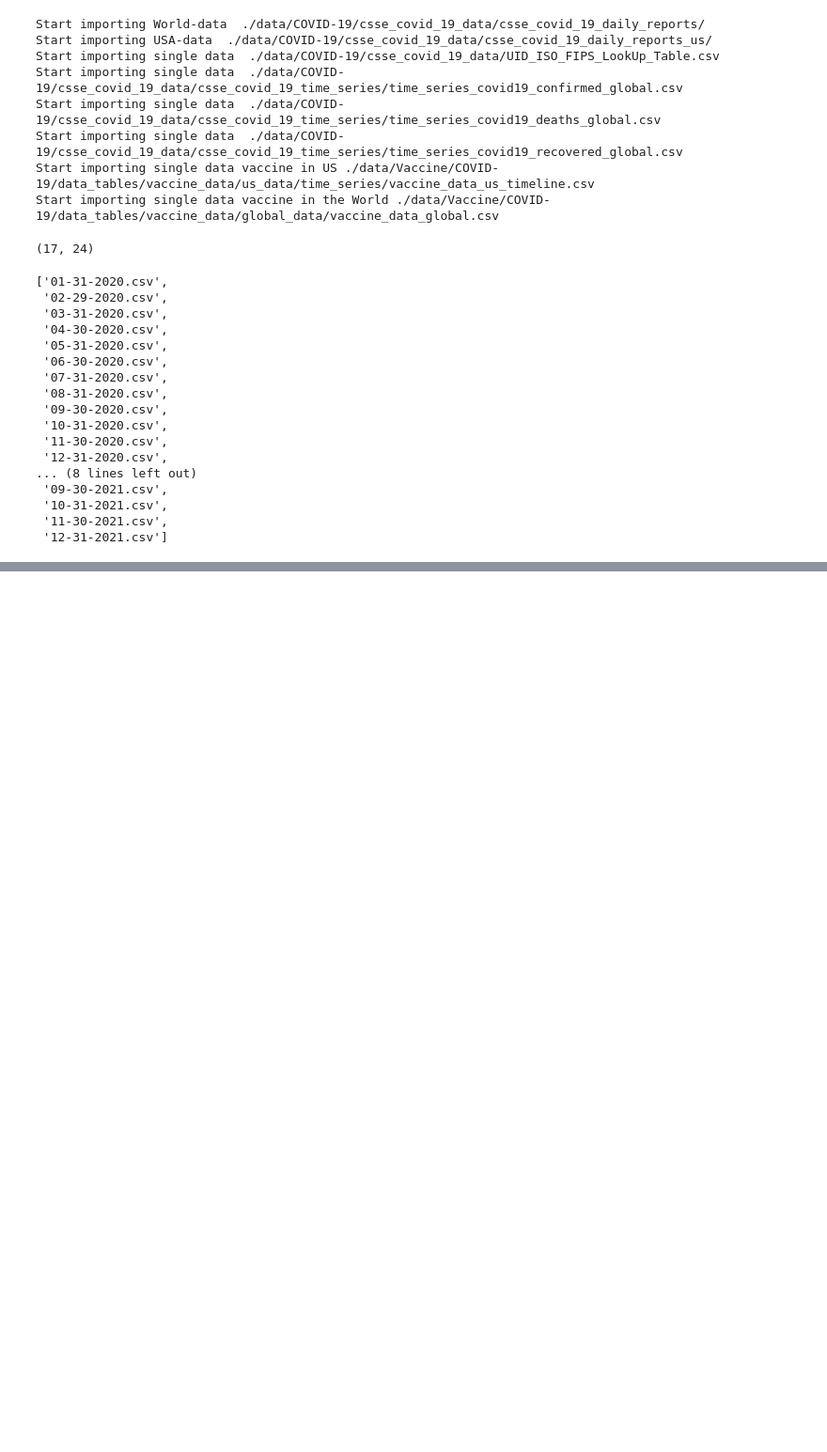
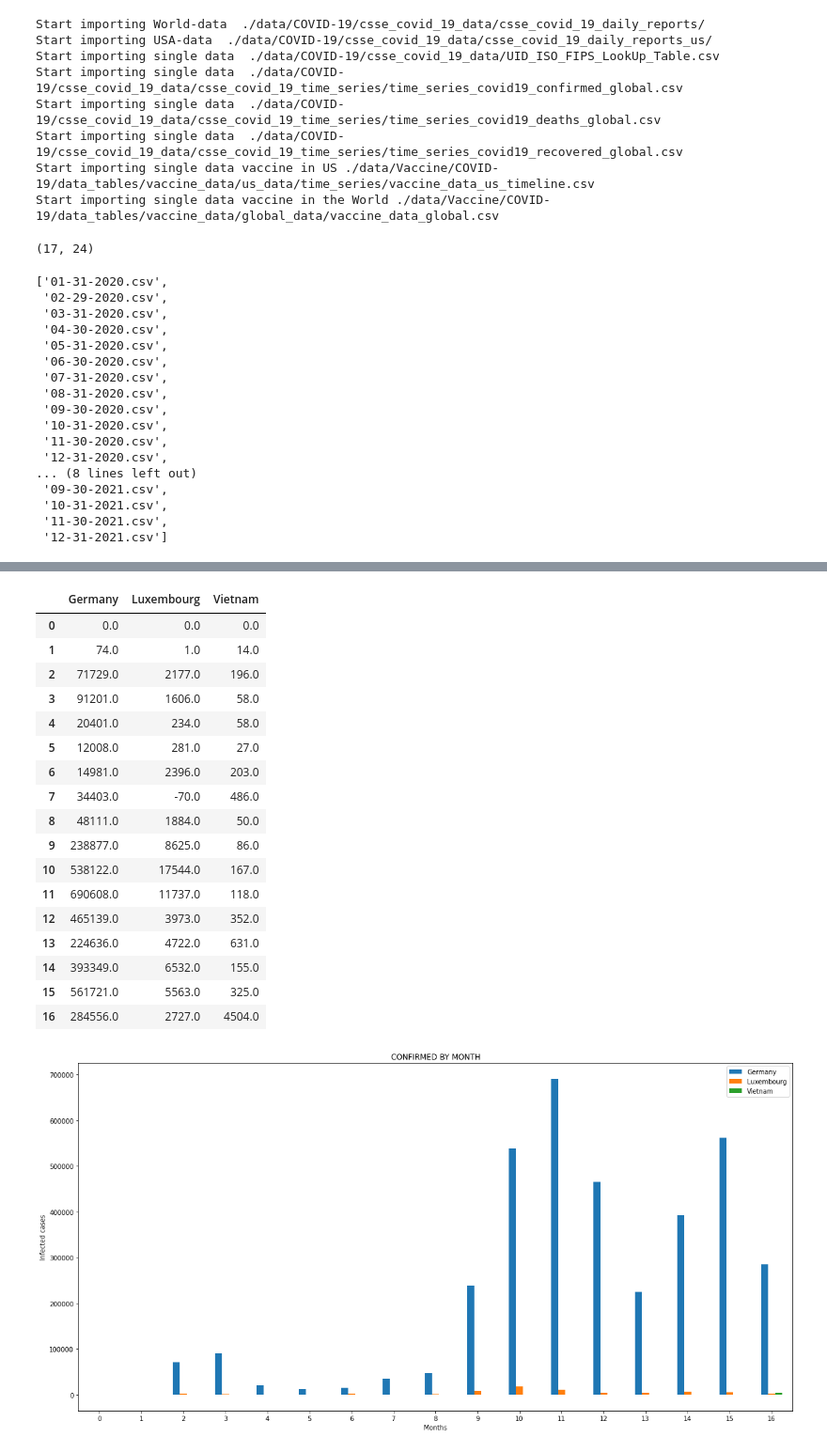
Before and after one commit to lphan/ML-Practices, a Jupyter notebook: 18_Covid-19/18_Covid-19_byMonth.ipynb, the cells around one changed output, grey strips where cells are left out. Shown at 94% size. Cells and saved outputs as stored; diff of their text form; code cells hidden in the pictures; blank space fills up the shorter version.

Commit message:
Update result 11.06.2021 and cases comparision by month

```diff
--- a/18_Covid-19/18_Covid-19_byMonth.ipynb
+++ b/18_Covid-19/18_Covid-19_byMonth.ipynb
@@ -192,0 +194,33 @@ countries_recovered_month[countries]
+# %%
+# Confirmed by month
+countries = ['Germany', 'Luxembourg', 'Vietnam']
+rcParams['figure.figsize'] = 20, 10
+
+countries_confirmed_month.apply(lambda x: x.diff()).fillna(0)[countries].plot(legend=True, kind='bar')
+
+plt.xticks(np.arange(0, len(countries_confirmed_month), 1), rotation=0)
+plt.xlabel('Months')
+plt.ylabel('Infected cases')
+plt.title("CONFIRMED BY MONTH")
+plt.legend()
+countries_confirmed_month.apply(lambda x: x.diff()).fillna(0)[countries]
+# %% [output]
+|  | Germany | Luxembourg | Vietnam |
+| 0 | 0.0 | 0.0 | 0.0 |
+| 1 | 74.0 | 1.0 | 14.0 |
+| 2 | 71729.0 | 2177.0 | 196.0 |
+| 3 | 91201.0 | 1606.0 | 58.0 |
+| 4 | 20401.0 | 234.0 | 58.0 |
+| 5 | 12008.0 | 281.0 | 27.0 |
+| 6 | 14981.0 | 2396.0 | 203.0 |
+| 7 | 34403.0 | -70.0 | 486.0 |
+| 8 | 48111.0 | 1884.0 | 50.0 |
+| 9 | 238877.0 | 8625.0 | 86.0 |
+| 10 | 538122.0 | 17544.0 | 167.0 |
+| 11 | 690608.0 | 11737.0 | 118.0 |
+| 12 | 465139.0 | 3973.0 | 352.0 |
+| 13 | 224636.0 | 4722.0 | 631.0 |
+| 14 | 393349.0 | 6532.0 | 155.0 |
+| 15 | 561721.0 | 5563.0 | 325.0 |
+| 16 | 284556.0 | 2727.0 | 4504.0 |
+[figure, added]
```
Also changed, not shown: parts of 10 cells of this notebook, 22 other files.
